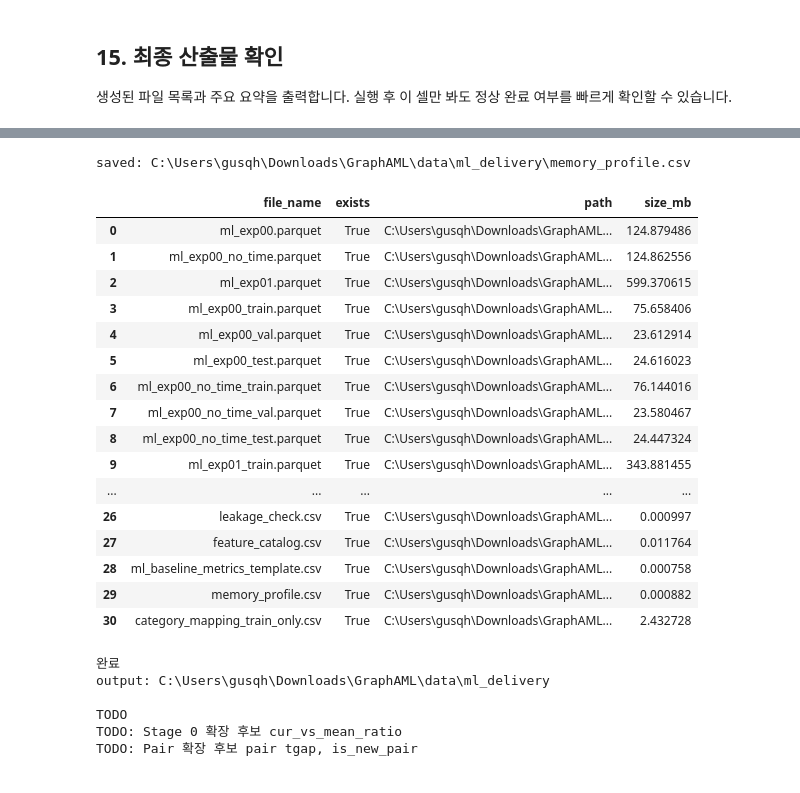
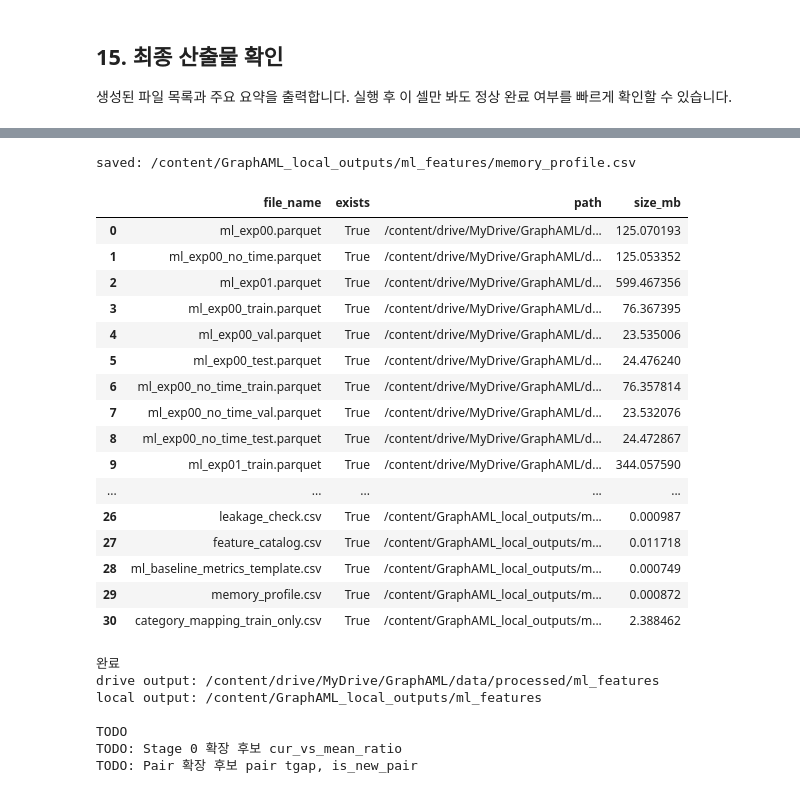
Before and after one commit to JKYUPSYCHE/Graph_AML, a Jupyter notebook: data/preprocessing/03_ml_feature_process.ipynb, the cells around one changed output, grey strips where cells are left out. Saved outputs shown, nothing was run; the diff lists cells and outputs as text; code cells hidden in the pictures.

Commit message:
[Data] 기업용 Colab Drive 경로 설정 반영

```diff
--- a/data/preprocessing/03_ml_feature_process.ipynb
+++ b/data/preprocessing/03_ml_feature_process.ipynb
@@ -232,7 +295,7 @@ def record_memory(step, df=None):
 
 # 누적된 메모리 기록을 CSV로 저장합니다.
 def save_memory_profile():
-    path = CONFIG["OUTPUT_DIR"] / "memory_profile.csv"
+    path = CONFIG["LOCAL_OUTPUT_DIR"] / "memory_profile.csv"
     pd.DataFrame(MEMORY_RECORDS).to_csv(path, index=False, encoding="utf-8-sig")
     print("saved:", path)
 
@@ -1930,54 +1993,56 @@ expected_outputs = [
     "ml_baseline_metrics_template.csv",
     "memory_profile.csv",
     "category_mapping_train_only.csv",
 ]
 
 check_records = []
 
 for fname in expected_outputs:
-    path = CONFIG["OUTPUT_DIR"] / fname
+    path = (CONFIG["DRIVE_OUTPUT_DIR"] if fname.endswith(".parquet") else CONFIG["LOCAL_OUTPUT_DIR"]) / fname
     check_records.append({
         "file_name": fname,
         "exists": path.exists(),
         "path": str(path),
         "size_mb": path.stat().st_size / 1024 / 1024 if path.exists() else None,
     })
 
 output_check = pd.DataFrame(check_records)
 display(output_check)
 
 missing = output_check[~output_check["exists"]]
 if len(missing) > 0:
     raise FileNotFoundError("생성되지 않은 파일이 있습니다: {}".format(missing["file_name"].tolist()))
 
 print("완료")
-print("output:", CONFIG["OUTPUT_DIR"])
+print("drive output:", CONFIG["DRIVE_OUTPUT_DIR"])
+print("local output:", CONFIG["LOCAL_OUTPUT_DIR"])
 
 
 print("\nTODO")
 print("TODO: Stage 0 확장 후보 cur_vs_mean_ratio")
 print("TODO: Pair 확장 후보 pair tgap, is_new_pair")
 # %% [output]
-saved: C:\Users\gusqh\Downloads\GraphAML\data\ml_delivery\memory_profile.csv
+saved: /content/GraphAML_local_outputs/ml_features/memory_profile.csv
 |  | file_name | exists | path | size_mb |
-| 0 | ml_exp00.parquet | True | C:\Users\gusqh\Downloads\GraphAML... | 124.879486 |
-| 1 | ml_exp00_no_time.parquet | True | C:\Users\gusqh\Downloads\GraphAML... | 124.862556 |
-| 2 | ml_exp01.parquet | True | C:\Users\gusqh\Downloads\GraphAML... | 599.370615 |
-| 3 | ml_exp00_train.parquet | True | C:\Users\gusqh\Downloads\GraphAML... | 75.658406 |
-| 4 | ml_exp00_val.parquet | True | C:\Users\gusqh\Downloads\GraphAML... | 23.612914 |
-| 5 | ml_exp00_test.parquet | True | C:\Users\gusqh\Downloads\GraphAML... | 24.616023 |
-| 6 | ml_exp00_no_time_train.parquet | True | C:\Users\gusqh\Downloads\GraphAML... | 76.144016 |
-| 7 | ml_exp00_no_time_val.parquet | True | C:\Users\gusqh\Downloads\GraphAML... | 23.580467 |
-| 8 | ml_exp00_no_time_test.parquet | True | C:\Users\gusqh\Downloads\GraphAML... | 24.447324 |
-| 9 | ml_exp01_train.parquet | True | C:\Users\gusqh\Downloads\GraphAML... | 343.881455 |
+| 0 | ml_exp00.parquet | True | /content/drive/MyDrive/GraphAML/d... | 125.070193 |
+| 1 | ml_exp00_no_time.parquet | True | /content/drive/MyDrive/GraphAML/d... | 125.053352 |
+| 2 | ml_exp01.parquet | True | /content/drive/MyDrive/GraphAML/d... | 599.467356 |
+| 3 | ml_exp00_train.parquet | True | /content/drive/MyDrive/GraphAML/d... | 76.367395 |
+| 4 | ml_exp00_val.parquet | True | /content/drive/MyDrive/GraphAML/d... | 23.535006 |
+| 5 | ml_exp00_test.parquet | True | /content/drive/MyDrive/GraphAML/d... | 24.476240 |
+| 6 | ml_exp00_no_time_train.parquet | True | /content/drive/MyDrive/GraphAML/d... | 76.357814 |
+| 7 | ml_exp00_no_time_val.parquet | True | /content/drive/MyDrive/GraphAML/d... | 23.532076 |
+| 8 | ml_exp00_no_time_test.parquet | True | /content/drive/MyDrive/GraphAML/d... | 24.472867 |
+| 9 | ml_exp01_train.parquet | True | /content/drive/MyDrive/GraphAML/d... | 344.057590 |
 | ... | ... | ... | ... | ... |
-| 26 | leakage_check.csv | True | C:\Users\gusqh\Downloads\GraphAML... | 0.000997 |
-| 27 | feature_catalog.csv | True | C:\Users\gusqh\Downloads\GraphAML... | 0.011764 |
-| 28 | ml_baseline_metrics_template.csv | True | C:\Users\gusqh\Downloads\GraphAML... | 0.000758 |
-| 29 | memory_profile.csv | True | C:\Users\gusqh\Downloads\GraphAML... | 0.000882 |
-| 30 | category_mapping_train_only.csv | True | C:\Users\gusqh\Downloads\GraphAML... | 2.432728 |
+| 26 | leakage_check.csv | True | /content/GraphAML_local_outputs/m... | 0.000987 |
+| 27 | feature_catalog.csv | True | /content/GraphAML_local_outputs/m... | 0.011718 |
+| 28 | ml_baseline_metrics_template.csv | True | /content/GraphAML_local_outputs/m... | 0.000749 |
+| 29 | memory_profile.csv | True | /content/GraphAML_local_outputs/m... | 0.000872 |
+| 30 | category_mapping_train_only.csv | True | /content/GraphAML_local_outputs/m... | 2.388462 |
 완료
-output: C:\Users\gusqh\Downloads\GraphAML\data\ml_delivery
+drive output: /content/drive/MyDrive/GraphAML/data/processed/ml_features
+local output: /content/GraphAML_local_outputs/ml_features
 
 TODO
 TODO: Stage 0 확장 후보 cur_vs_mean_ratio
```
Also changed, not shown: parts of 16 cells of this notebook, 3 other files.
